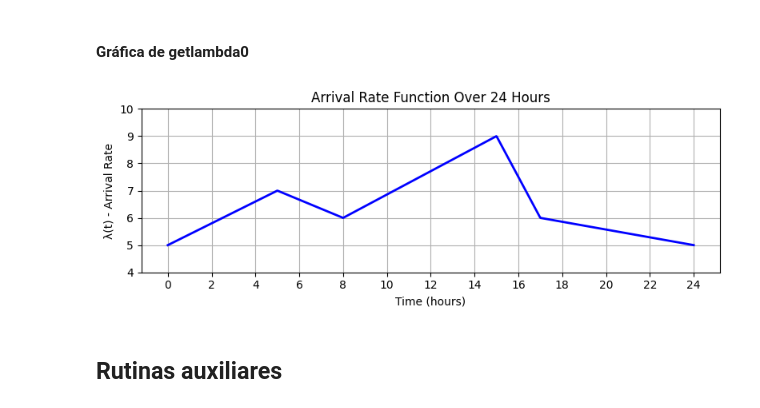
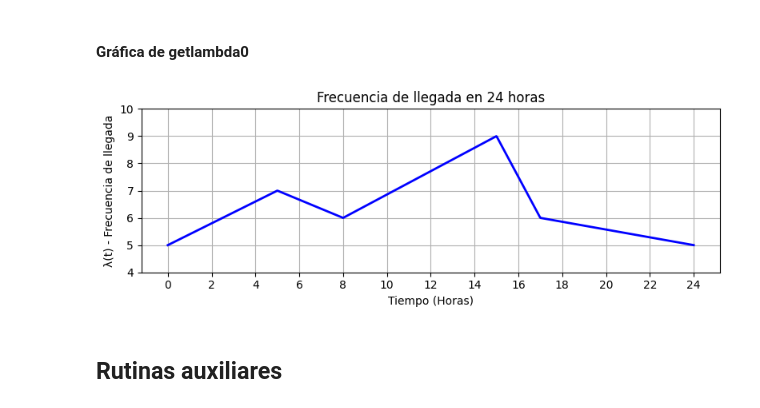
Before and after one commit to RubenGonV/SimP1, a Jupyter notebook: main.ipynb, the cells around one changed output. Drawn from its saved outputs; the diff is of its cells as text; code cells hidden in the pictures.

```diff
--- a/main.ipynb
+++ b/main.ipynb
@@ -112,28 +112,28 @@ n_cola_aterrizaje = 0 # Contador de aviones esperando para aterrizar
 # %%
 import numpy as np
 import matplotlib.pyplot as plt
 
 # Create time points array (0 to 24*60 minutes)
 t = np.linspace(0, 24*60, 1000)
 
 # Calculate lambda values for each time point
 lambda_values = [getlambda0(ti) for ti in t]
 
 # Create the plot
 plt.figure(figsize=(8, 3))
 plt.plot(t/60, lambda_values, 'b-', linewidth=2)
 plt.grid(True)
-plt.xlabel('Time (hours)')
-plt.ylabel('λ(t) - Arrival Rate')
-plt.title('Arrival Rate Function Over 24 Hours')
+plt.xlabel('Tiempo (Horas)')
+plt.ylabel('λ(t) - Frecuencia de llegada')
+plt.title('Frecuencia de llegada en 24 horas')
 # Set x-axis ticks for every hour
 plt.xticks(range(0, 25, 2))
 plt.yticks(range(4, 11, 1))
 
 plt.tight_layout()
 plt.show()
 # %% [output]
-[figure, old version]
+[figure, new version]
 # %% [markdown]
 ## Rutinas auxiliares
 # %% [markdown]
```
Also changed, not shown: 2 other files.
